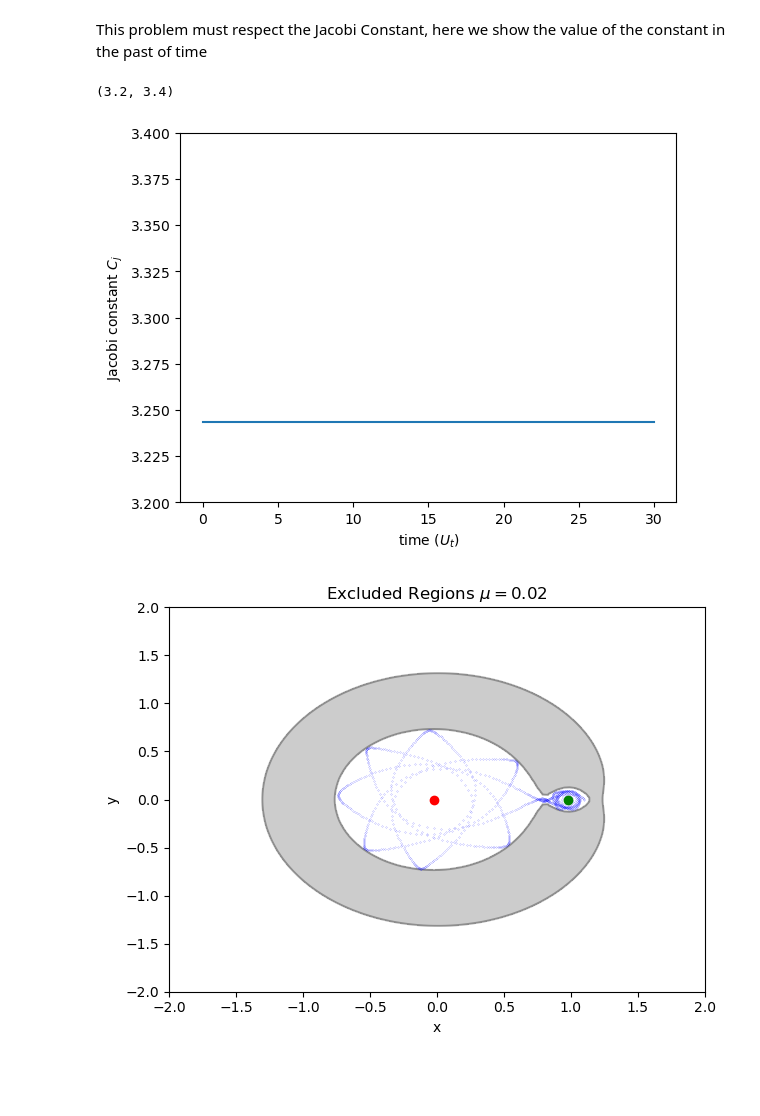
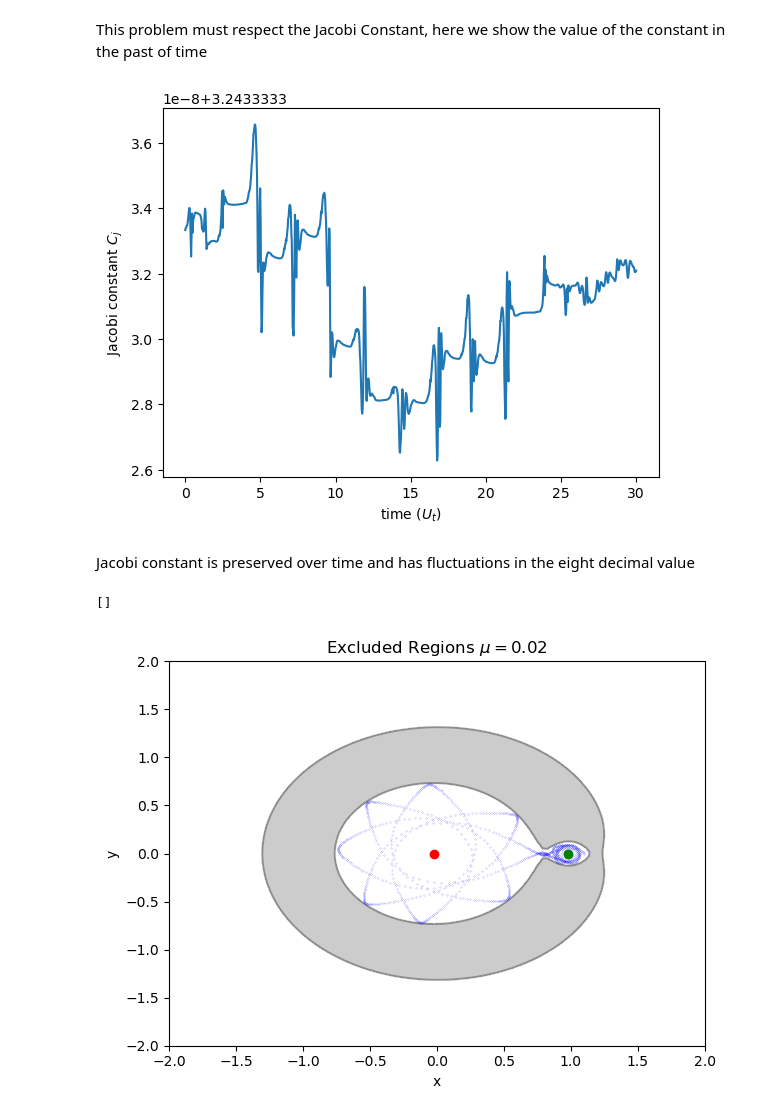
Before and after one commit to seap-udea/murray-dermott-action, a Jupyter notebook: CRTBP/Chapter_The_Restricted_Three_Body_Problem.ipynb, the cells around one changed output. Drawn from its saved outputs; the diff is of its cells as text; code cells hidden in the pictures; blank space fills up the shorter version.

```diff
--- a/CRTBP/Chapter_The_Restricted_Three_Body_Problem.ipynb
+++ b/CRTBP/Chapter_The_Restricted_Three_Body_Problem.ipynb
@@ -139,19 +135,21 @@ This problem must respect the Jacobi Constant, here we show the value of the con
 # %%
 xrot = Yrot[:,0]
 yrot = Yrot[:,1]
 vxrot = Yrot[:,3]
 vyrot = Yrot[:,4]
 
 r1 = np.sqrt((xrot+mu2)**2+yrot**2)
 r2 = np.sqrt((xrot-mu1)**2+yrot**2)
 
 Cj = xrot**2+yrot**2+2*(mu1/r1+mu2/r2) -vxrot**2-vyrot**2
 
-plt.plot(np.linspace(0,t,dt),Cj)
-plt.xlabel(r'time ($U_t$)')
-plt.ylabel(r'Jacobi constant $C_j$')
-plt.ylim(3.2,3.4)
+fig, ax = plt.subplots()
+ax.plot(np.linspace(0,t,dt),Cj)
+ax.set_xlabel(r'time ($U_t$)')
+ax.set_ylabel(r'Jacobi constant $C_j$')
+plt.show()
 # %% [output]
-(3.2, 3.4)
-[figure, old version]
+[figure, new version]
+# %% [markdown]
+Jacobi constant is preserved over time and has fluctuations in the eight decimal value
 # %%
@@ -173,4 +164,5 @@ Z = X**2+Y**2+2*(mu1/r1+mu2/r2)-Cj
 # %%
+plt.ion()
 fig, ax = plt.subplots()
 ax.contour(X,Y,Z,levels=[0],colors='k',alpha = 0.3)
 ax.contourf(X,Y,Z,levels=[-100,0],colors='k',alpha = 0.2)
@@ -184,5 +176,7 @@ ax.set_ylabel('y')
 ax.set_xlabel('x')
 ax.set_title('Excluded Regions $\mu = {}$'.format(mu))
 plt.tight_layout()
+plt.plot()
 # %% [output]
+[]
 [figure]
```
Also changed, not shown: parts of 21 cells of this notebook.
